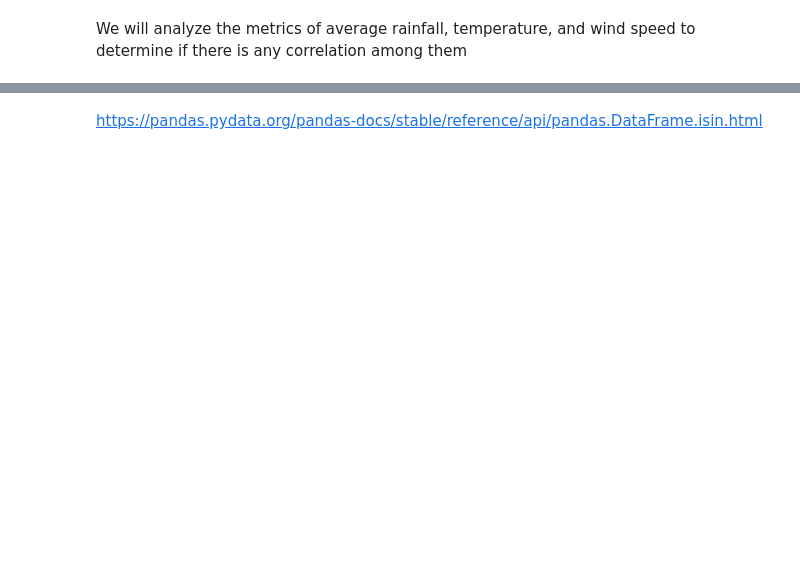
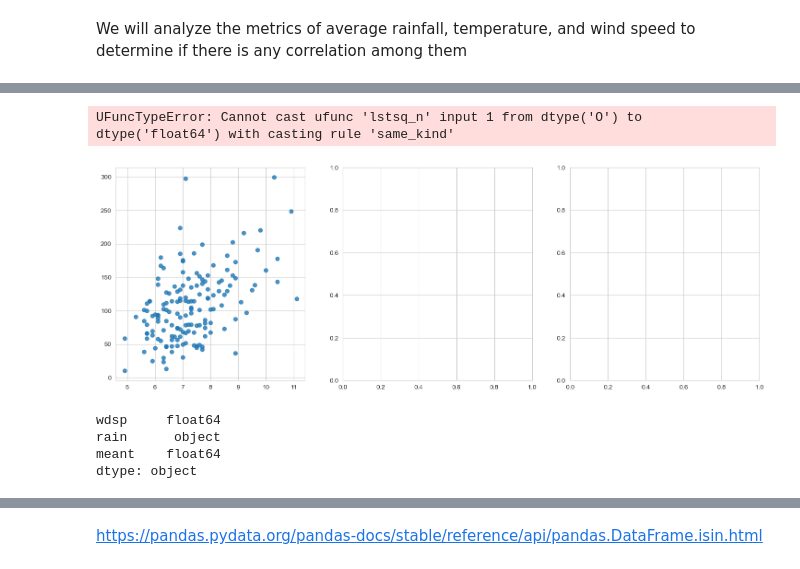
Before and after one commit to MattiDoubleU/PFDA, a Jupyter notebook: Project/Project2024.ipynb, the cells around one changed output, grey strips where cells are left out. Drawn from its saved outputs; the diff is of its cells as text; code cells hidden in the pictures; blank space fills up the shorter version.

Commit message:
Using Andrew's code to do regression.

```diff
--- a/Project/Project2024.ipynb
+++ b/Project/Project2024.ipynb
@@ -304,0 +358,38 @@ We will analyze the metrics of average rainfall, temperature, and wind speed to
+# %%
+# Ensure columns are numeric.
+df.loc[:, 'wdsp'] = pd.to_numeric(df['wdsp'], errors='coerce')
+df.loc[:, 'rain'] = pd.to_numeric(df['rain'], errors='coerce')
+df.loc[:, 'meant'] = pd.to_numeric(df['meant'], errors='coerce')
+
+# Handle missing values, drop rows with NaNs etc.
+df = df.dropna(subset=['wdsp', 'rain', 'meant'])
+
+# Set style.
+sns.set_style('whitegrid')
+
+# Create a figure with 3 subplots in a single row.
+fig, axes = plt.subplots(1, 3, figsize=(18, 6))
+
+plots = [
+    ('wdsp', 'rain', 'Wind Speed vs Rainfall'),
+    ('wdsp', 'meant', 'Wind Speed vs Mean Temperature'),
+    ('rain', 'meant', 'Rainfall vs Mean Temperature'),
+]
+
+# Loop over the axes and data.
+for ax, (x, y, title) in zip(axes, plots):
+    # Scatter plot with regression line.
+    sns.regplot(x=x, y=y, data=df, order=3, ax=ax)
+    ax.set_title(title, fontsize=14)
+
+    # Calculate and display correlation coefficient.
+    corr_coef = np.corrcoef(df[x].dropna(), df[y].dropna())[0, 1]
+    ax.annotate(f'Corr: {corr_coef:.2f}', xy=(0.5, -0.15), xycoords='axes fraction',
+                ha='center', fontsize=12, color='black')
+
+# Adjust layout.
+plt.tight_layout()
+plt.show()
+# %% [output]
+UFuncTypeError: Cannot cast ufunc 'lstsq_n' input 1 from dtype('O') to dtype('float64') with casting rule 'same_kind'
+[figure, added]
@@ -304,0 +398,7 @@ We will analyze the metrics of average rainfall, temperature, and wind speed to
+# %%
+print(df[['wdsp', 'rain', 'meant']].dtypes)
+# %% [output]
+wdsp     float64
+rain      object
+meant    float64
+dtype: object
```
Also changed, not shown: parts of 15 cells of this notebook.
